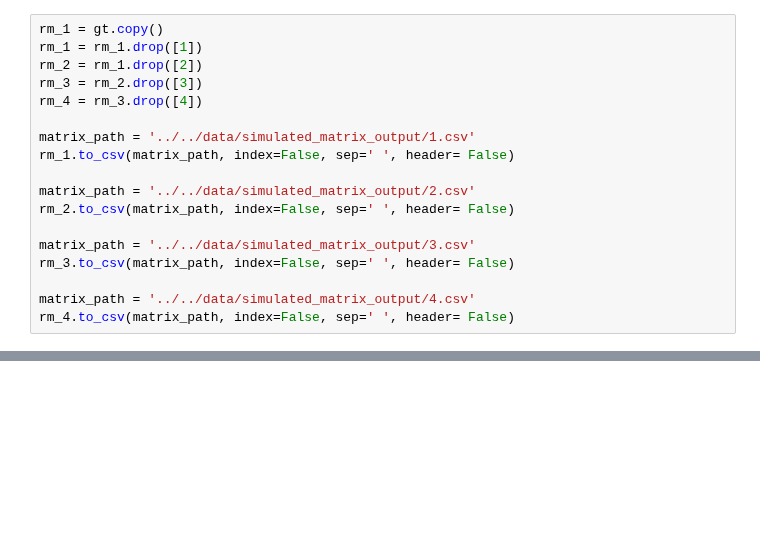
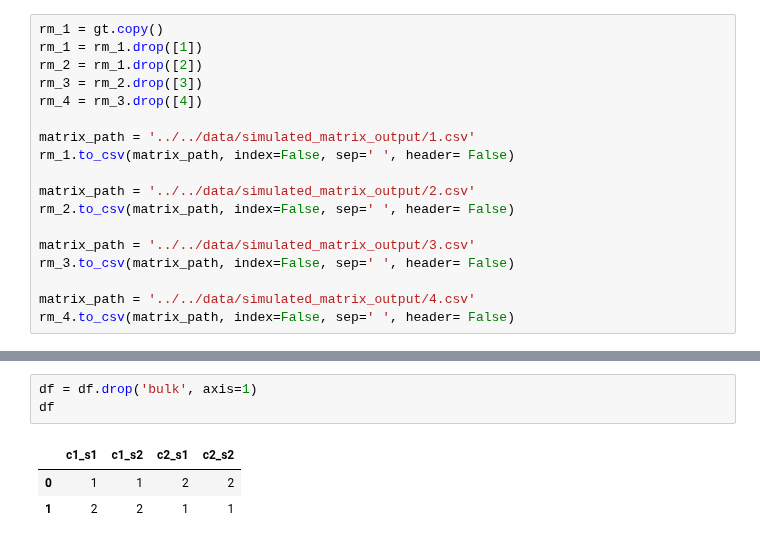
Before and after one commit to cbg-ethz/mt-SCITE, a Jupyter notebook: Notebooks/Generate_simulated_data.ipynb, the cells around one changed output, grey strips where cells are left out. Saved outputs shown, nothing was run; the diff lists cells and outputs as text; blank space fills up the shorter version.

```diff
--- a/Notebooks/Generate_simulated_data.ipynb
+++ b/Notebooks/Generate_simulated_data.ipynb
@@ -143,0 +133,7 @@ c6_s6  0.0001  0.0001  0.0001  0.0001  0.0001  0.9000  0.0001
+# %%
+df = df.drop('bulk', axis=1)
+df
+# %% [output]
+|  | c1_s1 | c1_s2 | c2_s1 | c2_s2 |
+| 0 | 1 | 1 | 2 | 2 |
+| 1 | 2 | 2 | 1 | 1 |
```
Also changed, not shown: parts of 11 cells of this notebook.
